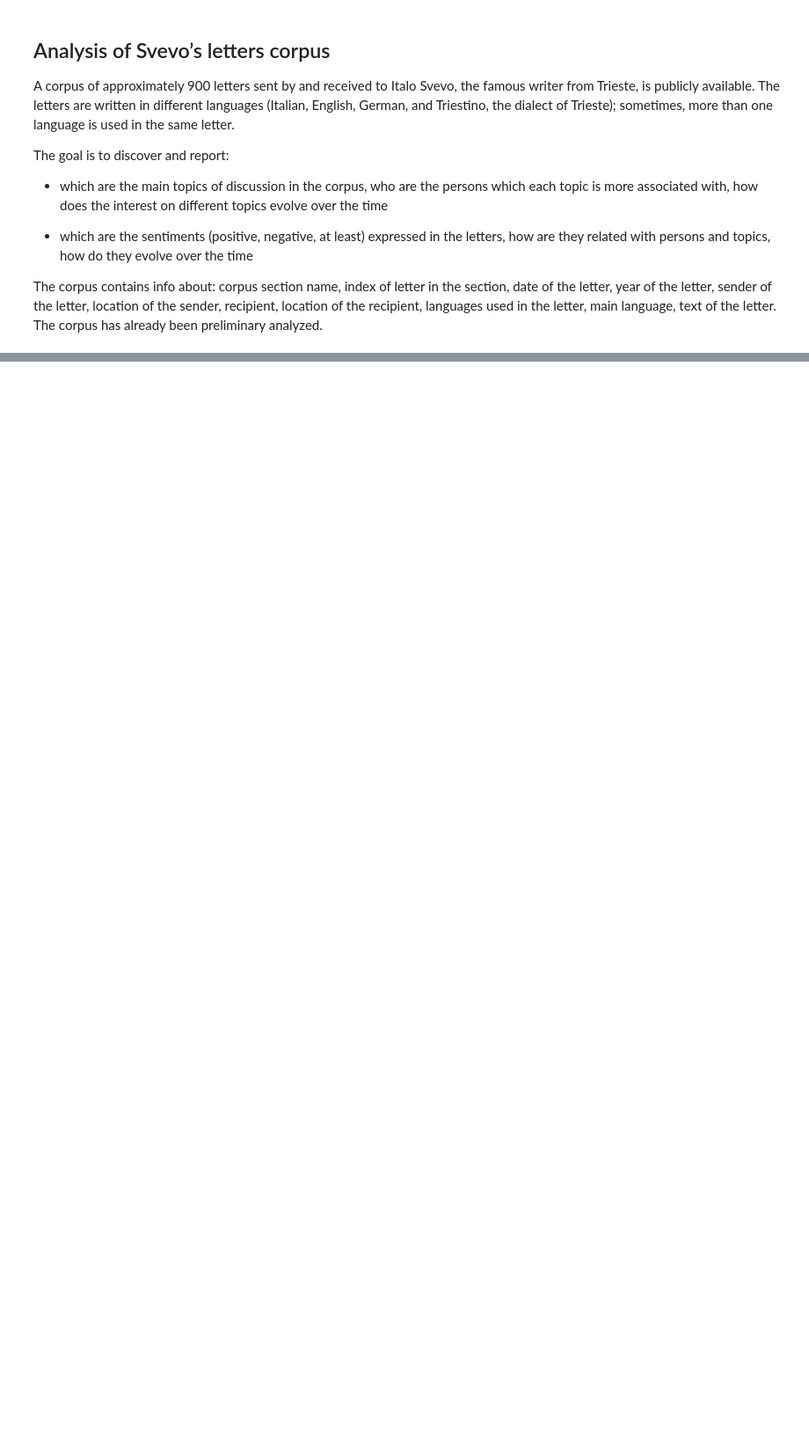
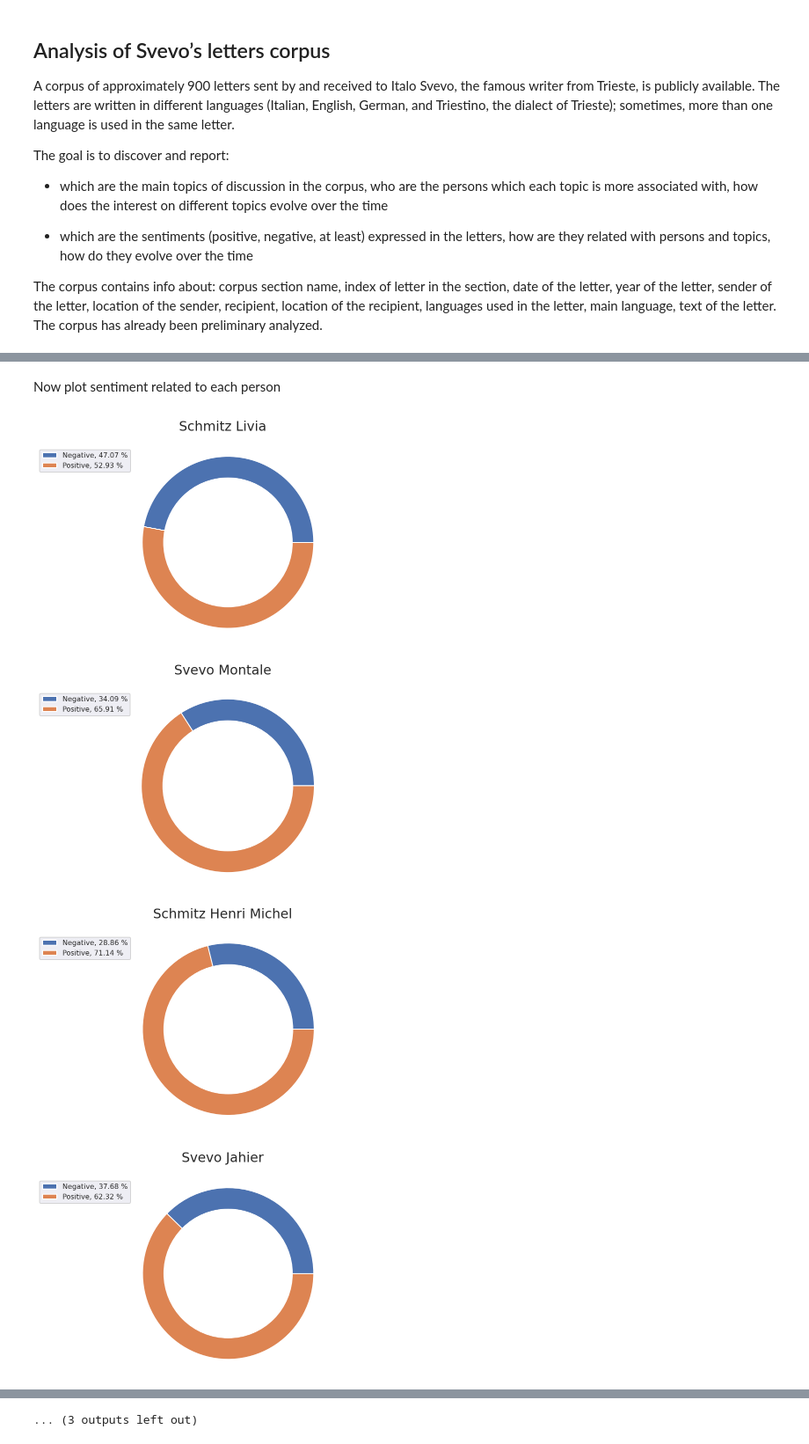
Before and after one commit to lykos273998/Svevo, a Jupyter notebook: ml_proj.ipynb, the cells around one changed output, grey strips where cells are left out. Shown at 88% size. Drawn from its saved outputs; the diff is of its cells as text; code cells hidden in the pictures; blank space fills up the shorter version.

```diff
--- a/ml_proj.ipynb
+++ b/ml_proj.ipynb
@@ -22,0 +300,25 @@ data['text'][3]
+# %% [markdown]
+Now plot sentiment related to each person
+# %%
+for person in top_15 :
+  person_sentiment = corpus_df[corpus_df['corpus']==person].iloc[:,9:11]
+  person_sentiment = person_sentiment.values/person_sentiment.values.sum()
+  person_sentiment = person_sentiment[0] * 100
+  fig = plt.figure()
+  fig.suptitle(person, fontsize = 15)
+  plt.pie(person_sentiment, explode=None)
+  plt.legend(labels = ['%s, %1.2f %%' % (l, s) for l, s in zip(np_label, person_sentiment)],
+             loc='upper left', bbox_to_anchor=(-0.15, 1),
+             fontsize=8)
+  centre_circle = plt.Circle((0,0),0.75,color='white', fc='white',linewidth=1)
+  fig = plt.gcf()
+  fig.gca().add_artist(centre_circle)
+
+  plt.axis('equal')
+
+plt.show()
+# %% [output]
+[figure, added]
+[figure, added]
+[figure, added]
+[figure, added]
@@ -22,0 +333 @@ data['text'][3]
+... (3 outputs left out)
```
Also changed, not shown: parts of 38 cells of this notebook.
